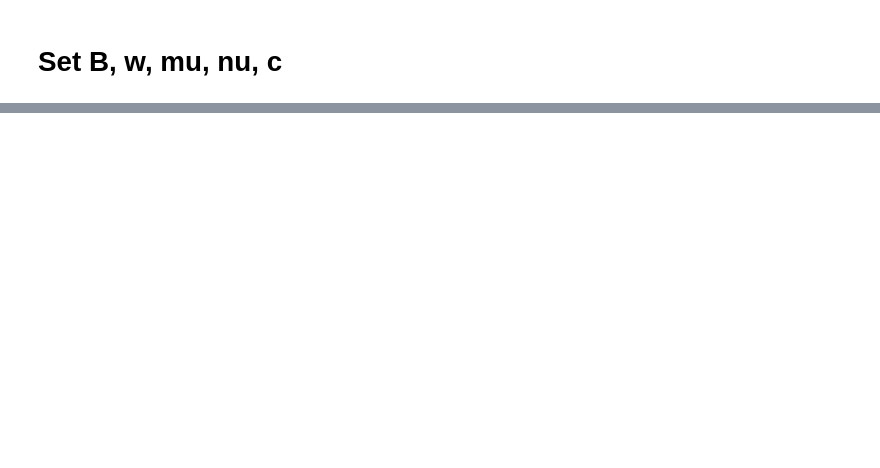
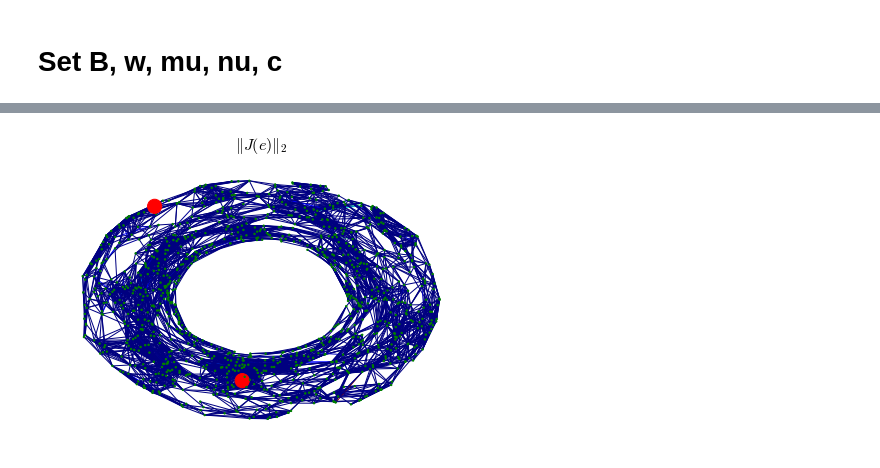
Before and after one commit to sawyer-jack-1/connection-graph-wasserstein, a Jupyter notebook: curvedtorus_connection_graph.ipynb, the cells around one changed output, grey strips where cells are left out. Cells and saved outputs as stored; diff of their text form; code cells hidden in the pictures; blank space fills up the shorter version.

```diff
--- a/curvedtorus_connection_graph.ipynb
+++ b/curvedtorus_connection_graph.ipynb
@@ -218 +231,34 @@ nx.draw(CG, pos=pos, node_size=node_size, **options)
+# %%
+%matplotlib inline
+pos = {}
+n = embedding.shape[0]
+for i in range(n):
+    pos[i] = embedding[i,:]
+
+node_size = np.ones(n)*2
+node_size[source] = 200
+node_size[dest] = 200
+node_color = ['g']*n
+node_color[source] = "r"
+node_color[dest] = "r"
+
+#edge_color = (np.linalg.norm(J_opt, axis=1) > 0).astype('float32')
+# edge_color = np.concatenate([J_opt[:,0:1]/np.max(J_opt[:,0:1]),
+#                              J_opt[:,1:2]/np.max(J_opt[:,1:2]),
+#                              J_opt[:,0:1]*0.1,  J_opt[:,0:1]*0+1], axis=1)
+edge_color = np.linalg.norm(J_opt, axis=1)
+edge_color = edge_color/np.max(edge_color)
+
+options = {
+    "node_color": node_color,
+    "edge_color": edge_color,
+    "width": 1,
+    "with_labels": False,
+    "edge_cmap": plt.cm.jet
+}
+nx.draw(CG, pos=pos, node_size=node_size, **options)
+plt.title('$\left\\|J(e)\\right\\|_2$')
+plt.show()
+# %% [output]
+[figure, added]
 # %%
```
Also changed, not shown: parts of 14 cells of this notebook, 1 other file.
